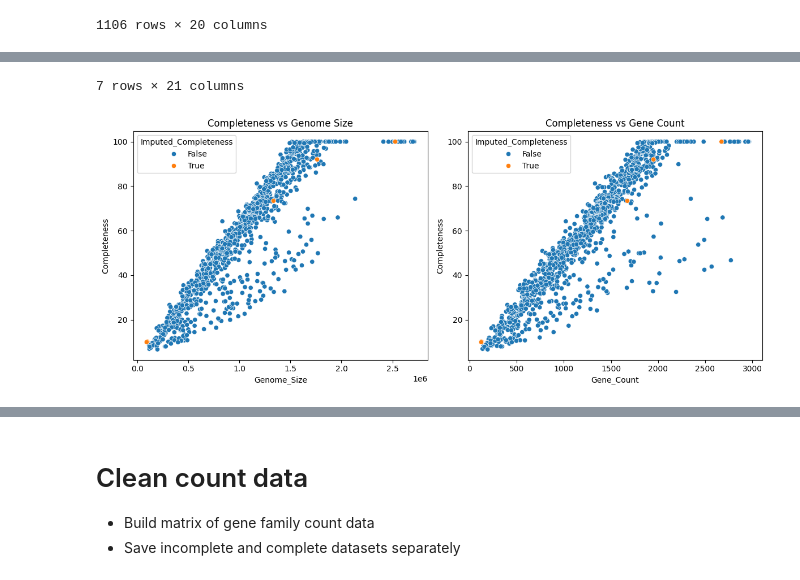
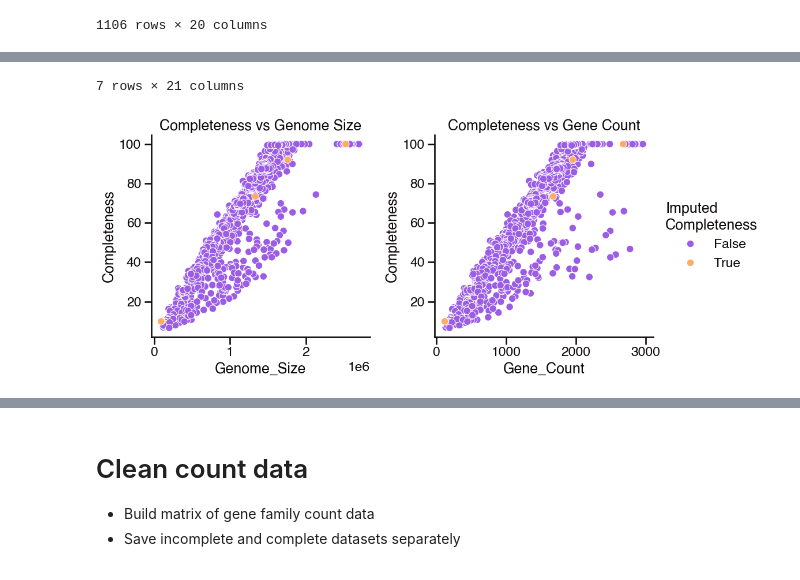
Before and after one commit to blasks/gene-prevalence, a Jupyter notebook: experiments/data-preparation.ipynb, the cells around one changed output, grey strips where cells are left out. Cells and saved outputs as stored; diff of their text form; code cells hidden in the pictures.

Commit message:
Paper-quality figure 2 of completeness histogram.

```diff
--- a/experiments/data-preparation.ipynb
+++ b/experiments/data-preparation.ipynb
@@ -13,6 +13,41 @@ from sklearn.linear_model import LinearRegression
 
 # set up rng seed for reproducibility
 rng = np.random.default_rng(seed=9481)
+# %%
+# set aesthetic parameters
+
+line_color = '#0F0A0A'    # dark
+
+neutral_color = '#E0E0E0'
+
+# thursday
+accent_colors = ['#9B5DE5', '#FFAC69', '#00C9AE', '#FD3F92', '#0F0A0A',
+                 '#959AB1', '#FFDB66', '#63B9FF','#FFB1CA', '#4F1DD7']
+
+style = {'axes.edgecolor': line_color,
+         'axes.labelcolor': line_color,
+         'text.color': line_color,
+         'xtick.color': line_color,
+         'ytick.color': line_color,
+         'font.family': 'Helvetica',
+         'font.Helvetica': ['Helvetica']}
+
+palette = sns.color_palette(accent_colors)
+
+sns.set_context('talk', rc={'lines.linewidth': 2})
+sns.set_palette(palette)
+sns.set_style('ticks', style)
+
+plt.rcParams['legend.frameon'] = False
+plt.rcParams['axes.spines.left'] = True
+plt.rcParams['axes.spines.right'] = False
+plt.rcParams['axes.spines.top'] = False
+plt.rcParams['axes.spines.bottom'] = True
+plt.rcParams['axes.facecolor'] = 'none'
+plt.rcParams['figure.facecolor'] = 'none'
+plt.rcParams['patch.linewidth'] = 0
+plt.rcParams['patch.edgecolor'] = 'none'
+plt.rcParams['savefig.dpi'] = 100
 # %% [markdown]
 # Clean genome metatdata
 - Impute missing completeness data
@@ -59,33 +94,37 @@ genome_df.loc[genome_df['Completeness'].isna(), 'Completeness'] = imputed_comple
 display(genome_df.loc[genome_df['Imputed_Completeness']])
 
 # plot completeness vs genome size and vs gene count with imputed values highlighted
 fig, axes = plt.subplots(1, 2, figsize=(12, 5))
 sns.scatterplot(
     data=genome_df.sort_values(by='Imputed_Completeness'),
     x='Genome_Size',
     y='Completeness',
     hue='Imputed_Completeness',
-    ax=axes[0]
+    ax=axes[0],
+    legend=False
 )
 axes[0].set_title('Completeness vs Genome Size')
 sns.scatterplot(
     data=genome_df.sort_values(by='Imputed_Completeness'),
     x='Gene_Count',
     y='Completeness',
     hue='Imputed_Completeness',
-    ax=axes[1]
+    ax=axes[1],
+    legend=True
 )
 axes[1].set_title('Completeness vs Gene Count')
+axes[1].legend(title='Imputed\nCompleteness',
+               loc='center left', bbox_to_anchor=(1, 0.5))
 plt.tight_layout()
 plt.show()
 # %% [output]
 |  | Genome_Name | Genus | Clade | Sequencing_Status | Study_Name | Sample_Name | IMG_Genome_ID | ... |
 | 123 | AG-321-O21 | Prochlorococcus | HLI | Draft | BiGRAPA-SouthPacific-SingleCells | Uncultured Prochlorococcus sp. AG... | 2716884648 | ... |
 | 124 | AG-343-G04 | Prochlorococcus | HLI | Permanent Draft | Charting the complexity of the ma... | Synechococcaceae cyanobacterium A... | 8135953660 | ... |
 | 271 | AG-422-G21 | Prochlorococcus | HLII | Permanent Draft | Charting the complexity of the ma... | Prochlorococcus sp. AG-422-G21 | 8026898962 | ... |
 | 272 | AG-430-N10 | Prochlorococcus | HLII | Permanent Draft | Charting the complexity of the ma... | Synechococcaceae cyanobacterium A... | 8135953788 | ... |
 | 843 | AG-333-B07 | Prochlorococcus | LLI | Permanent Draft | Charting the complexity of the ma... | Prochlorococcus sp. AG-333-B07 | 8135953923 | ... |
 | 966 | MIT1304 | Prochlorococcus | LLII-LLIII | Permanent Draft | ProPortal-Culture-Genomes | Prochlorococcus sp. MIT1304 | 2681813571 | ... |
 | 1006 | MIT1205 | Prochlorococcus | LLIV | Permanent Draft | ProPortal-Culture-Genomes | Prochlorococcus sp. MIT1205 | 2681813566 | ... |
 7 rows × 21 columns
-[figure, old version]
+[figure, new version]
```
Also changed, not shown: parts of 12 cells of this notebook.
